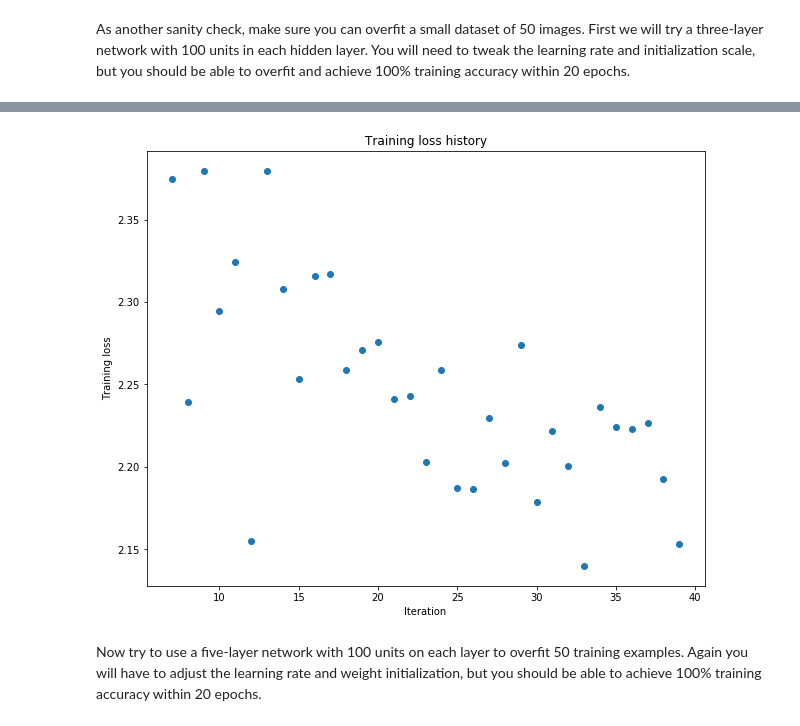
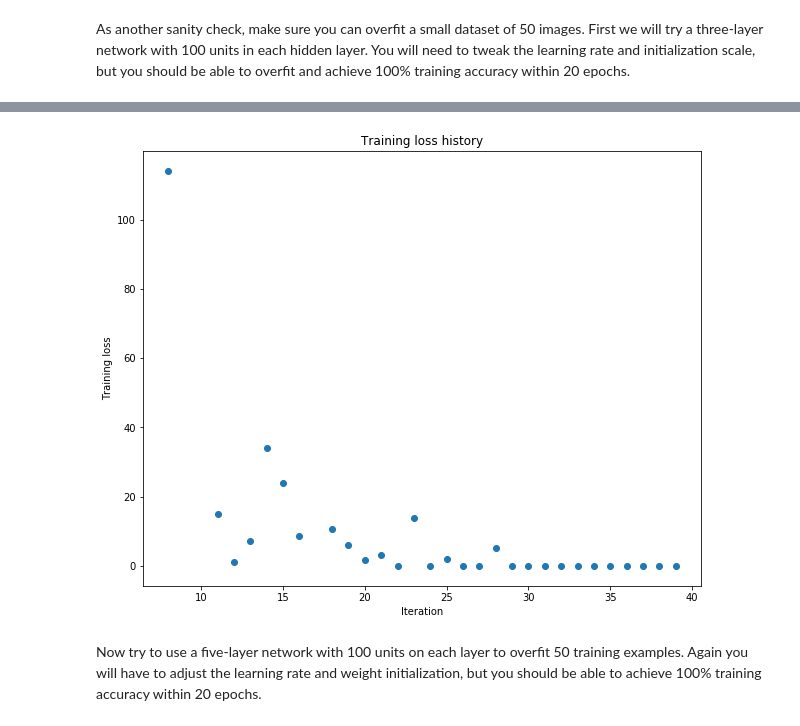
Before and after one commit to runnphoenix/cs231nAssignments, a Jupyter notebook: assignment2/FullyConnectedNets.ipynb, the cells around one changed output, grey strips where cells are left out. Saved outputs shown, nothing was run; the diff lists cells and outputs as text; code cells hidden in the pictures.

```diff
--- a/assignment2/FullyConnectedNets.ipynb
+++ b/assignment2/FullyConnectedNets.ipynb
@@ -434,7 +434,7 @@ small_data = {
 }
 
 weight_scale = np.sqrt(2.0/num_train)
-learning_rate = 0.5
+learning_rate = 0.001
 model = FullyConnectedNet([100, 100],
               weight_scale=weight_scale, dtype=np.float64)
 solver = Solver(model, small_data,
@@ -472,4 +472,4 @@ plt.show()
-[figure, old version]
+[figure, new version]
 # %% [markdown]
 Now try to use a five-layer network with 100 units on each layer to overfit 50 training examples. Again you will have to adjust the learning rate and weight initialization, but you should be able to achieve 100% training accuracy within 20 epochs.
 # %%
```
Also changed, not shown: parts of 16 cells of this notebook, 1 other file.
